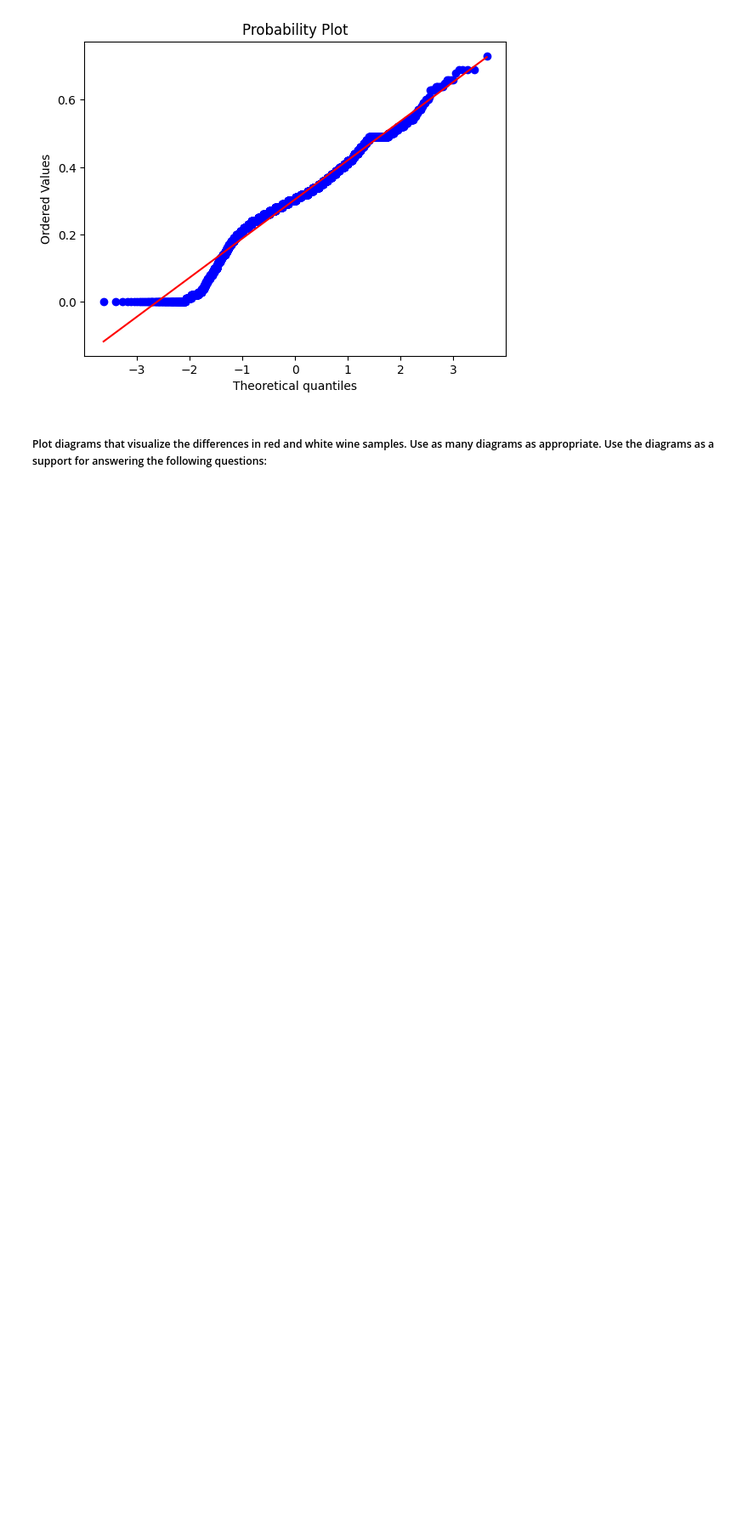
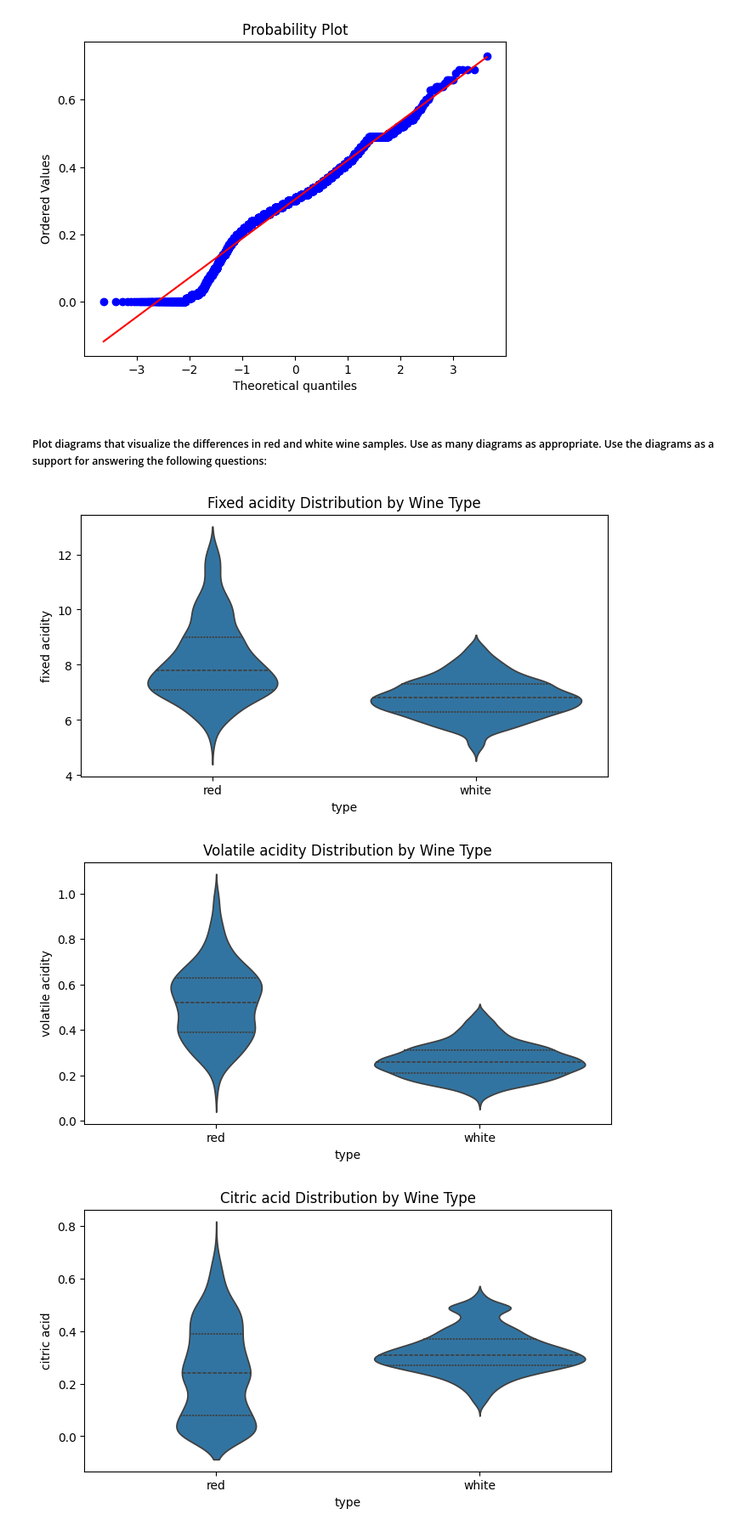
Before and after one commit to qmer05/mini_project_2_data_exploration_and_visualisation, a Jupyter notebook: exploratory_data_analysis/wine_data_analysis.ipynb, the cells around one changed output. Shown at 85% size. Saved outputs shown, nothing was run; the diff lists cells and outputs as text; code cells hidden in the pictures; blank space fills up the shorter version.

Commit message:
added rest of explratory data analysis

```diff
--- a/exploratory_data_analysis/wine_data_analysis.ipynb
+++ b/exploratory_data_analysis/wine_data_analysis.ipynb
@@ -195,7 +196,7 @@ for col in combined_df.columns:
 # %%
 label_encoder = preprocessing.LabelEncoder()
 
-combined_df['type'] = label_encoder.fit_transform(df['type'])
+combined_df['type'] = label_encoder.fit_transform(combined_df['type'])
 
 combined_df
 # %% [output]
@@ -238,3 +239,19 @@ plt.show()
 [figure]
 # %% [markdown]
 ##### Plot diagrams that visualize the differences in red and white wine samples. Use as many diagrams as appropriate. Use the diagrams as a support for answering the following questions:
+# %%
+combined_df['type'] = combined_df['type'].map({0: 'red', 1: 'white'})
+
+for col in combined_df:
+    if col == 'type':
+        break
+    plt.figure(figsize=(8, 4))
+    sbn.violinplot(data=combined_df, x='type', y=col, inner='quartile')
+    plt.title(f'{col.capitalize()} Distribution by Wine Type')
+    plt.show()
+
+combined_df['type'] = label_encoder.fit_transform(combined_df['type'])
+# %% [output]
+[figure, added]
+[figure, added]
+[figure, added]
```
Also changed, not shown: parts of 25 cells of this notebook.
